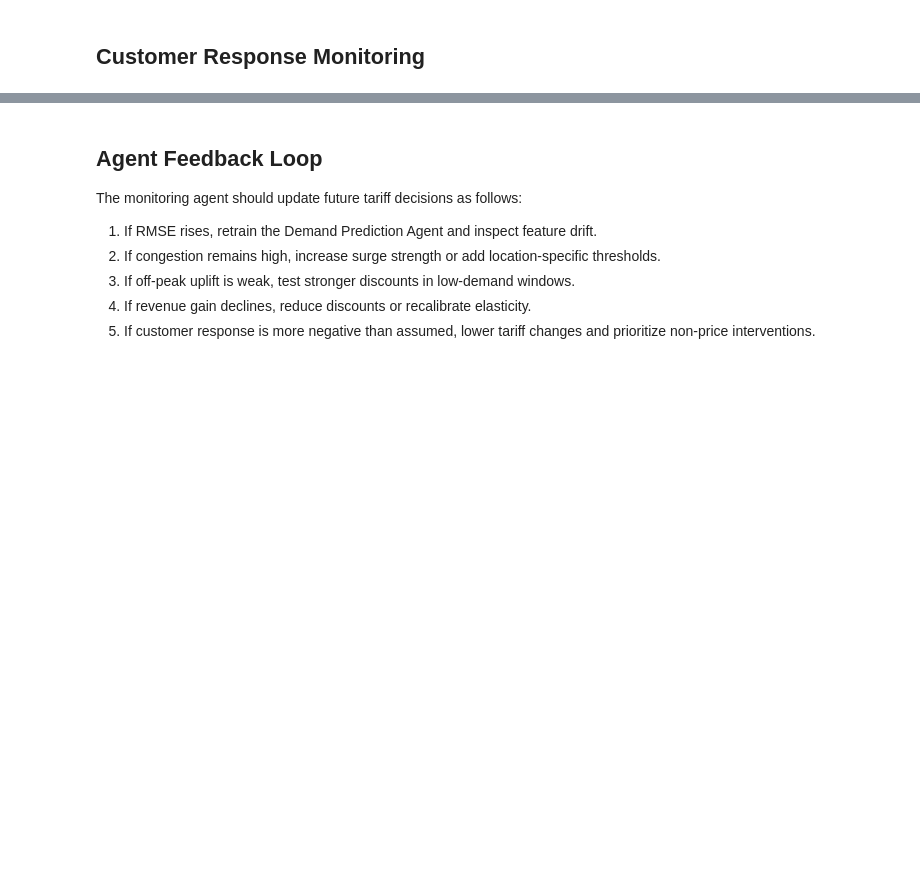
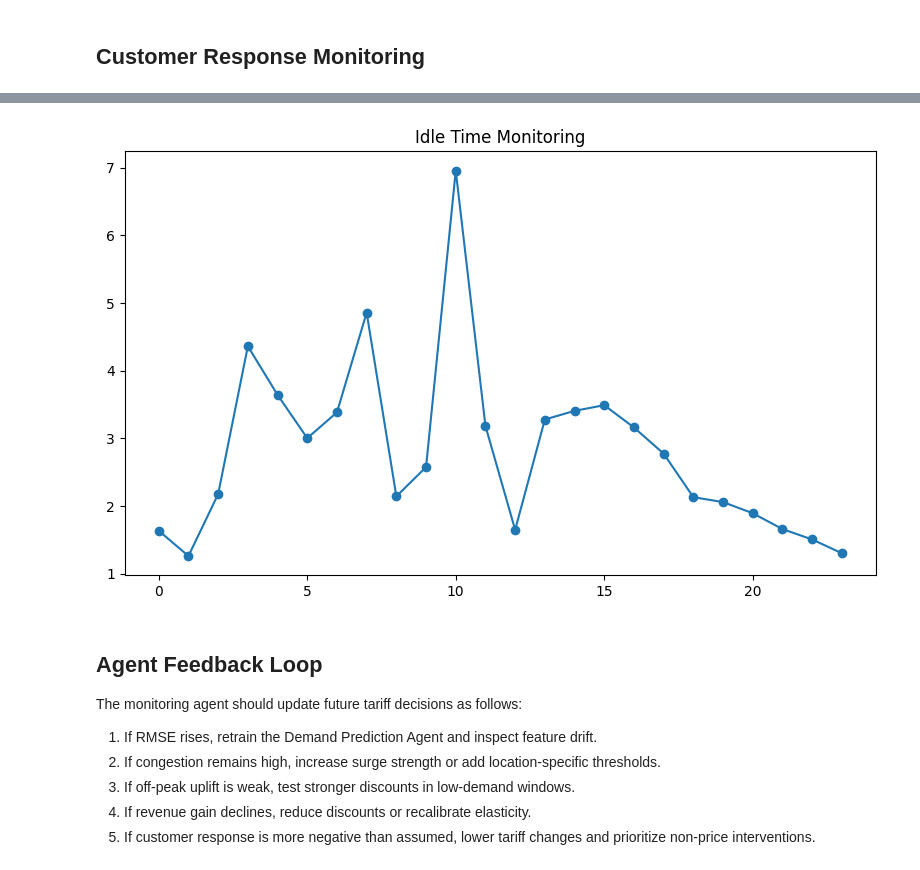
Before and after one commit to krish-2325/ev-dynamic-tariff-optimization, a Jupyter notebook: notebooks/06_monitoring_learning_agent.ipynb, the cells around one changed output, grey strips where cells are left out. Drawn from its saved outputs; the diff is of its cells as text; code cells hidden in the pictures; blank space fills up the shorter version.

Commit message:
Implement demand forecasting, dynamic pricing, and monitoring agents

```diff
--- a/notebooks/06_monitoring_learning_agent.ipynb
+++ b/notebooks/06_monitoring_learning_agent.ipynb
@@ -182,0 +287,4 @@ response_sensitivity
+# %%
+idle_hours = pd.read_csv(
+    REPORT_DIR / "idle_time_by_hour.csv"
+)
@@ -183,3 +300,24 @@ response_sensitivity
+# %%
+fig, ax = plt.subplots(figsize=(8,5))
+
+ax.plot(
+    idle_hours["hour"],
+    idle_hours["avg_idle_time_hours"],
+    marker="o"
+)
+
+ax.set_title(
+    "Idle Time Monitoring"
+)
+
+plt.tight_layout()
+
+plt.savefig(
+    FIG_DIR / "monitoring_idle_time.png",
+    dpi=160
+)
+# %% [output]
+[figure, added]
 # %% [markdown]
 ## Agent Feedback Loop
 
```
Also changed, not shown: parts of 21 cells of this notebook, 9 other files.
